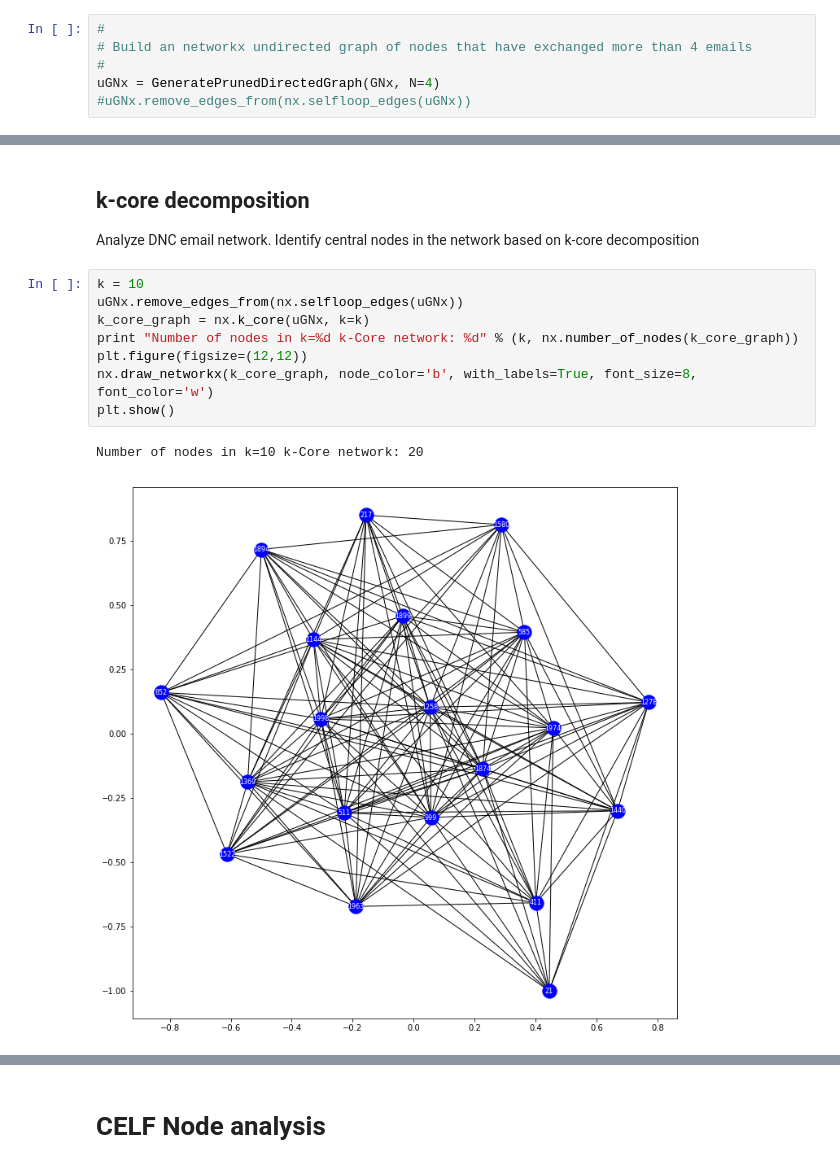
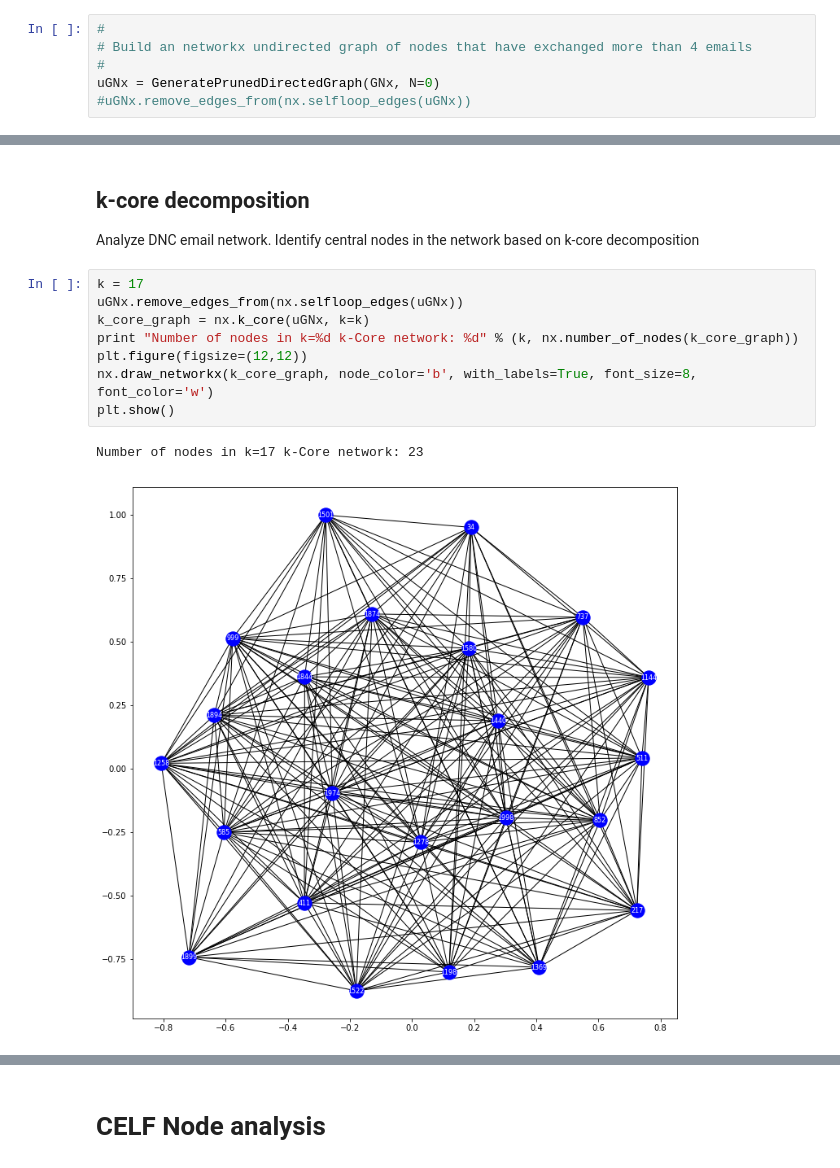
Before and after one commit to ppsekhar/CS224W, a Jupyter notebook: socialScore/socialNodeAnalysis.ipynb, the cells around one changed output, grey strips where cells are left out. Cells and saved outputs as stored; diff of their text form.

Commit message:
Network visualization and Network Analysis

```diff
--- a/socialScore/socialNodeAnalysis.ipynb
+++ b/socialScore/socialNodeAnalysis.ipynb
@@ -39,7 +35,7 @@ GNx = GenerateDirectedNxGraph(df)
 #
 # Build an networkx undirected graph of nodes that have exchanged more than 4 emails
 #
-uGNx = GeneratePrunedDirectedGraph(GNx, N=4)
+uGNx = GeneratePrunedDirectedGraph(GNx, N=0)
 #uGNx.remove_edges_from(nx.selfloop_edges(uGNx))
 # %% [markdown]
 ## Egonet analysis of top N nodes ranked based on social score...
@@ -142,16 +138,16 @@ plt.show()
 
 Analyze DNC email network. Identify central nodes in the network based on k-core decomposition
 # %%
-k = 10
+k = 17
 uGNx.remove_edges_from(nx.selfloop_edges(uGNx))
 k_core_graph = nx.k_core(uGNx, k=k)
 print "Number of nodes in k=%d k-Core network: %d" % (k, nx.number_of_nodes(k_core_graph))
 plt.figure(figsize=(12,12))
 nx.draw_networkx(k_core_graph, node_color='b', with_labels=True, font_size=8, font_color='w')
 plt.show()
 # %% [output]
-Number of nodes in k=10 k-Core network: 20
+Number of nodes in k=17 k-Core network: 23
-[figure, old version]
+[figure, new version]
 # %%
 k_core_nodes = list(k_core_graph.nodes)
 k_core_node_set = set(k_core_nodes)
```
Also changed, not shown: parts of 13 cells of this notebook, 2 other files.
